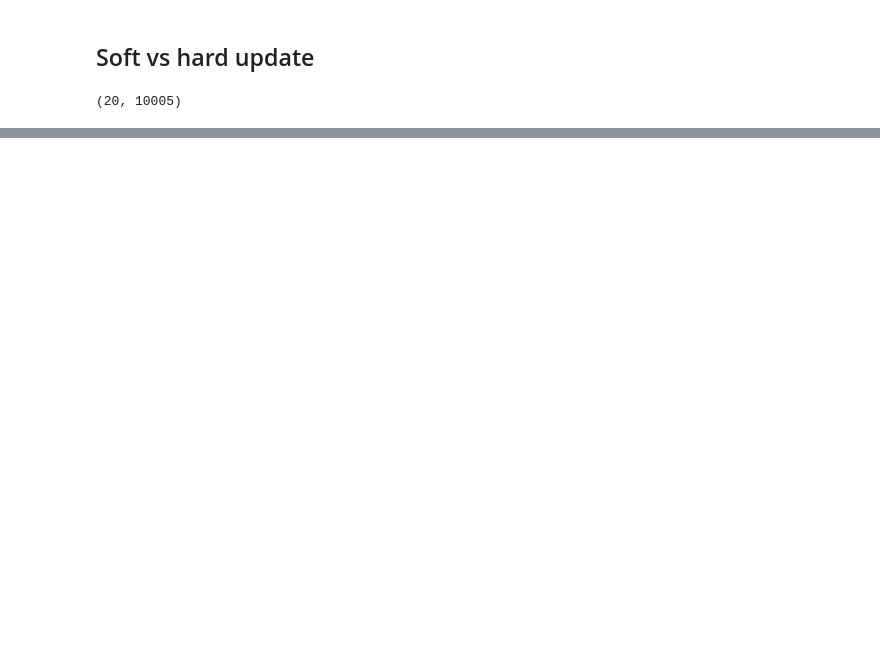
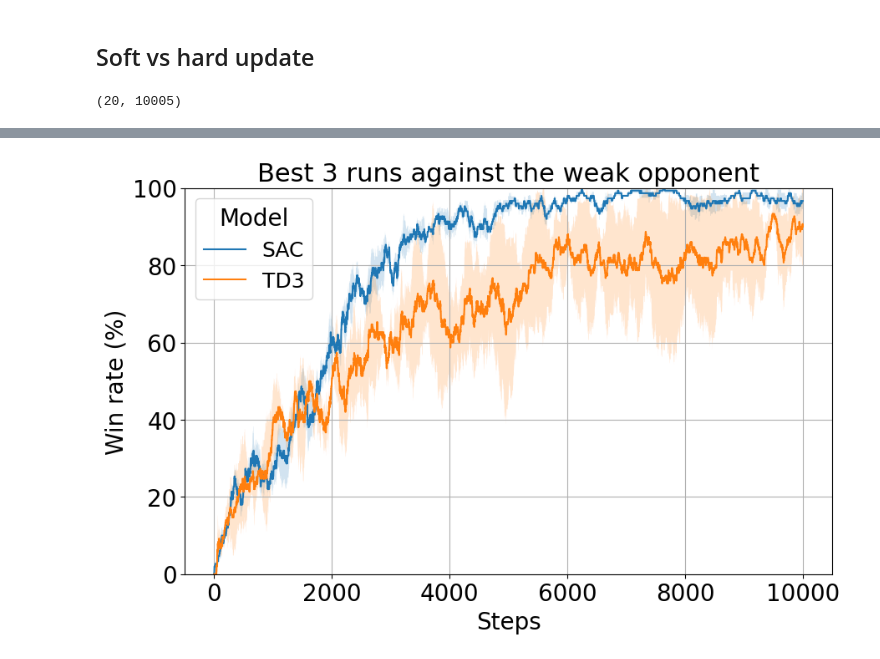
Before and after one commit to NilsGrossepieper/airhockey-rl-td3-sac, a Jupyter notebook: SAC/plots.ipynb, the cells around one changed output, grey strips where cells are left out. Saved outputs shown, nothing was run; the diff lists cells and outputs as text; code cells hidden in the pictures; blank space fills up the shorter version.

```diff
--- a/SAC/plots.ipynb
+++ b/SAC/plots.ipynb
@@ -211,0 +210,4 @@ plot_mean_and_std(agg_strong_update, 'Effect of tau on strong wins', 'Step', 'Wi
+# %%
+fixed_params = {'Name': ['2025-02-10_12-56-20', "2025-02-18_23-51-21", "2025-02-18_23-51-27"]}
+df_weak_best = get_fixed_params(df_weak_merged, fixed_params)
+agg_weak_best = get_mean_and_std(df_weak_best, [df_weak_best['entropy_tuning']])
@@ -211,0 +222,35 @@ plot_mean_and_std(agg_strong_update, 'Effect of tau on strong wins', 'Step', 'Wi
+# %%
+agg_weak_best.keys()
+mean_sac = np.array(agg_weak_best.xs('mean', axis=1, level=1)).squeeze() * 2
+std_sac = np.array(agg_weak_best.xs('std', axis=1, level=1)).squeeze()
+# %%
+df_td3 = pd.read_csv(r"C:\Users\pmaty\Downloads\results_3_exp.csv")
+mean_td3 = np.array(df_td3['mean']) * 100
+std_td3 = np.array(df_td3['std']) * 100
+# %%
+fontsize=20
+plt.figure(figsize=(10, 6))
+
+plt.plot(np.arange(0,10000), mean_sac, label=f"SAC")
+plt.fill_between(np.arange(0,10000), mean_sac - std_sac, mean_sac + std_sac, alpha=0.2)
+
+plt.plot(np.arange(0,10000), mean_td3, label=f"TD3")
+plt.fill_between(np.arange(0,10000), mean_td3 - std_td3, mean_td3 + std_td3, alpha=0.2)
+
+# y-axis limits
+plt.ylim(0, 100)
+
+# Customize the plot
+plt.xlabel("Steps", fontsize=fontsize)
+plt.ylabel("Win rate (%)", fontsize=fontsize)
+title = "Best 3 runs against the weak opponent"
+plt.title(title, fontsize=fontsize + 2)
+plt.xticks(fontsize=fontsize)
+plt.yticks(fontsize=fontsize)
+plt.legend(title="Model", fontsize=fontsize - 2, title_fontsize=fontsize)
+plt.grid(True)
+save_path = f"plots/{title.replace(" ", "_")}.pdf"
+plt.savefig(save_path, bbox_inches="tight", pad_inches=0)
+plt.show()
+# %% [output]
+[figure, added]
```
Also changed, not shown: parts of 8 cells of this notebook, 2 other files.
